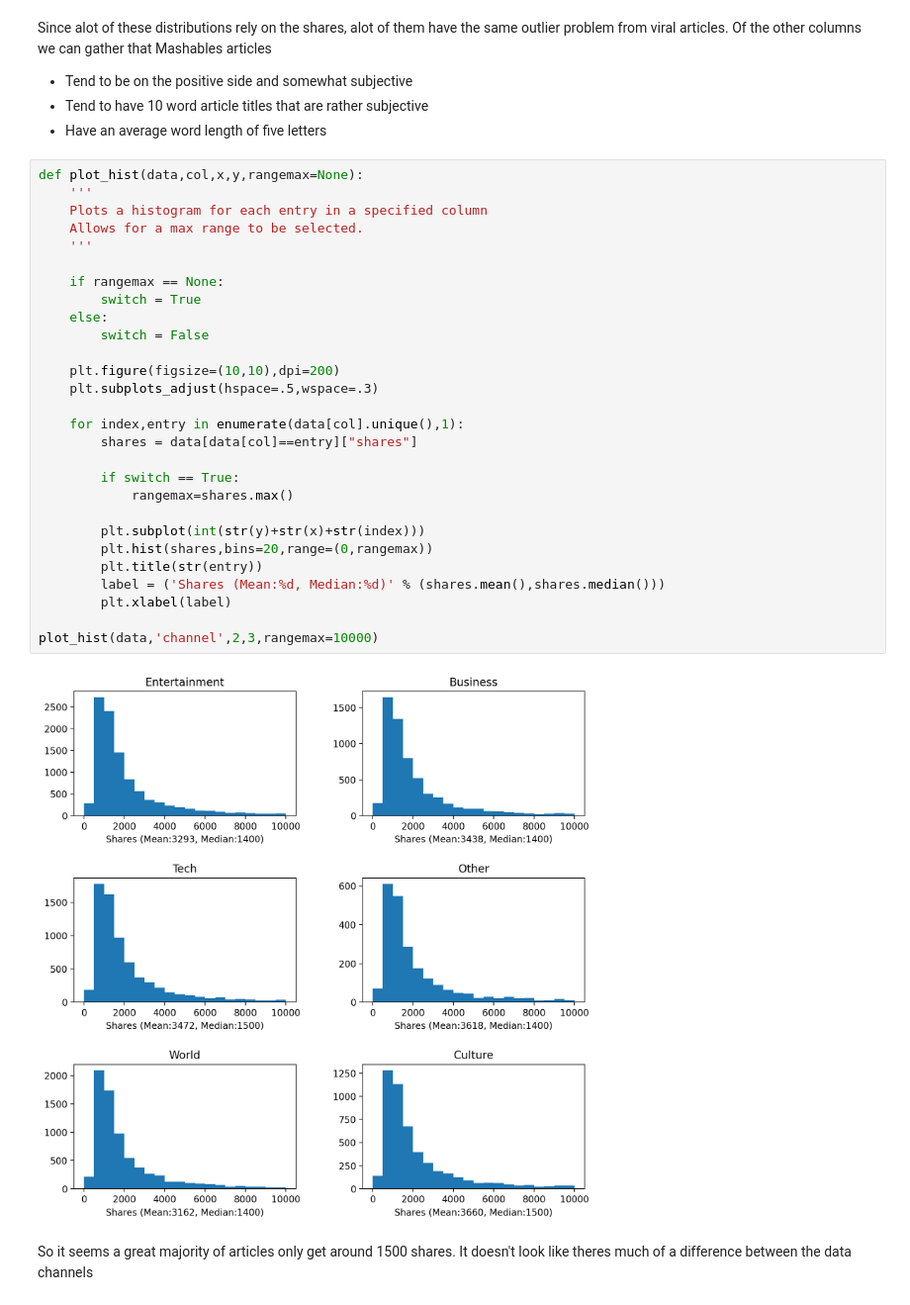
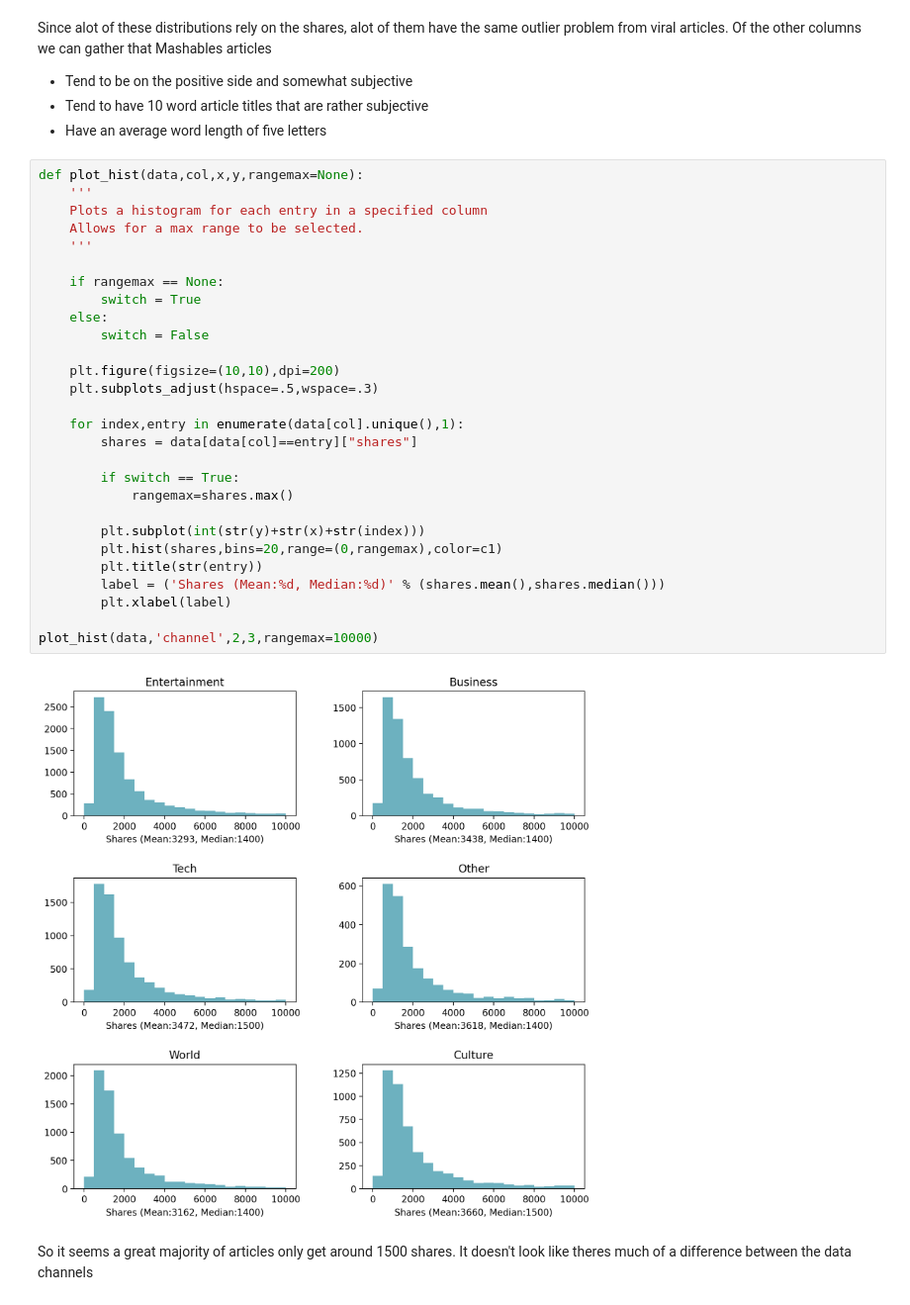
Before and after one commit to taracrutchfield/CapstoneTwo_ArticleShares, a Jupyter notebook: Data Exploration.ipynb, the cells around one changed output. Shown at 99% size. Cells and saved outputs as stored; diff of their text form.

```diff
--- a/Data Exploration.ipynb
+++ b/Data Exploration.ipynb
@@ -109,33 +100,33 @@ Since alot of these distributions rely on the shares, alot of them have the same
 # %%
 def plot_hist(data,col,x,y,rangemax=None):
     '''
     Plots a histogram for each entry in a specified column
     Allows for a max range to be selected.
     '''
 
     if rangemax == None:
         switch = True
     else:
         switch = False
 
     plt.figure(figsize=(10,10),dpi=200)
     plt.subplots_adjust(hspace=.5,wspace=.3)
 
     for index,entry in enumerate(data[col].unique(),1):
         shares = data[data[col]==entry]["shares"]
 
         if switch == True:
             rangemax=shares.max()
 
         plt.subplot(int(str(y)+str(x)+str(index)))
-        plt.hist(shares,bins=20,range=(0,rangemax))
+        plt.hist(shares,bins=20,range=(0,rangemax),color=c1)
         plt.title(str(entry))
         label = ('Shares (Mean:%d, Median:%d)' % (shares.mean(),shares.median()))
         plt.xlabel(label)
 
 plot_hist(data,'channel',2,3,rangemax=10000)
 # %% [output]
-[figure, old version]
+[figure, new version]
 # %% [markdown]
 So it seems a great majority of articles only get around 1500 shares. It doesn't look like theres much of a difference between the data channels
 # %% [markdown]
```
Also changed, not shown: parts of 15 cells of this notebook, 7 other files.
